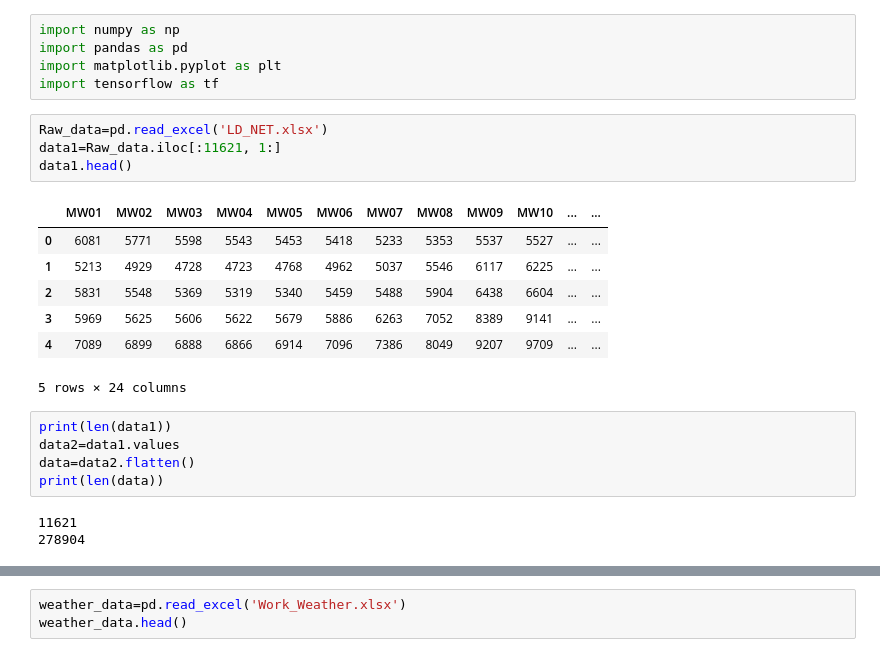
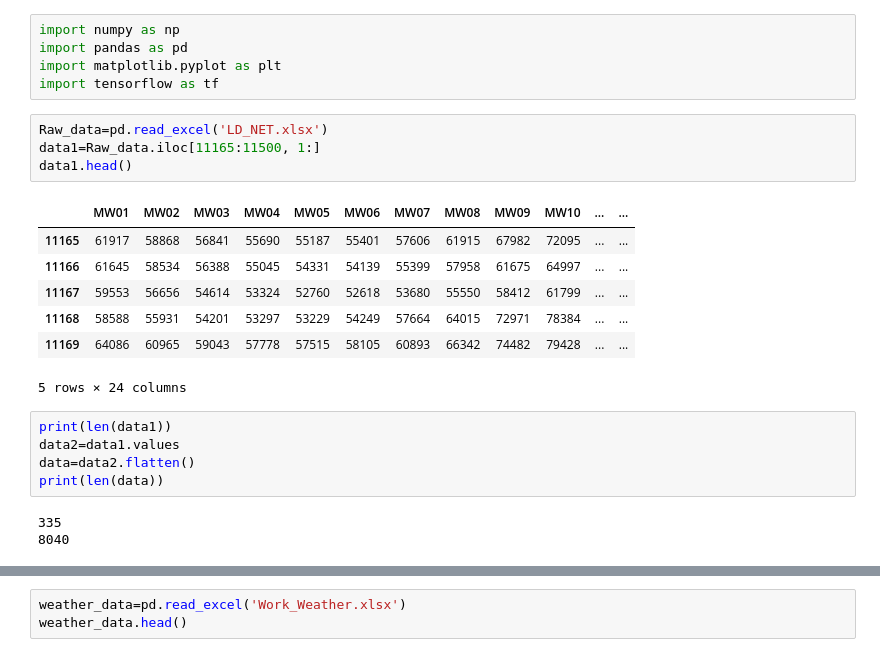
Before and after one commit to krishna0890227/Basic-Python-Programs, a Jupyter notebook: Seasonality_understanding.ipynb, the cells around one changed output, grey strips where cells are left out. Cells and saved outputs as stored; diff of their text form.

```diff
--- a/Seasonality_understanding.ipynb
+++ b/Seasonality_understanding.ipynb
@@ -5,15 +5,15 @@ import matplotlib.pyplot as plt
 import tensorflow as tf
 # %%
 Raw_data=pd.read_excel('LD_NET.xlsx')
-data1=Raw_data.iloc[:11621, 1:]
+data1=Raw_data.iloc[11165:11500, 1:]
 data1.head()
 # %% [output]
 |  | MW01 | MW02 | MW03 | MW04 | MW05 | MW06 | MW07 | MW08 | MW09 | MW10 | ... | ... |
-| 0 | 6081 | 5771 | 5598 | 5543 | 5453 | 5418 | 5233 | 5353 | 5537 | 5527 | ... | ... |
-| 1 | 5213 | 4929 | 4728 | 4723 | 4768 | 4962 | 5037 | 5546 | 6117 | 6225 | ... | ... |
-| 2 | 5831 | 5548 | 5369 | 5319 | 5340 | 5459 | 5488 | 5904 | 6438 | 6604 | ... | ... |
-| 3 | 5969 | 5625 | 5606 | 5622 | 5679 | 5886 | 6263 | 7052 | 8389 | 9141 | ... | ... |
-| 4 | 7089 | 6899 | 6888 | 6866 | 6914 | 7096 | 7386 | 8049 | 9207 | 9709 | ... | ... |
+| 11165 | 61917 | 58868 | 56841 | 55690 | 55187 | 55401 | 57606 | 61915 | 67982 | 72095 | ... | ... |
+| 11166 | 61645 | 58534 | 56388 | 55045 | 54331 | 54139 | 55399 | 57958 | 61675 | 64997 | ... | ... |
+| 11167 | 59553 | 56656 | 54614 | 53324 | 52760 | 52618 | 53680 | 55550 | 58412 | 61799 | ... | ... |
+| 11168 | 58588 | 55931 | 54201 | 53297 | 53229 | 54249 | 57664 | 64015 | 72971 | 78384 | ... | ... |
+| 11169 | 64086 | 60965 | 59043 | 57778 | 57515 | 58105 | 60893 | 66342 | 74482 | 79428 | ... | ... |
 5 rows × 24 columns
 # %%
 print(len(data1))
@@ -21,5 +21,5 @@ data2=data1.values
 data=data2.flatten()
 print(len(data))
 # %% [output]
-11621
-278904
+335
+8040
```
Also changed, not shown: parts of 61 cells of this notebook, 3 other files.
